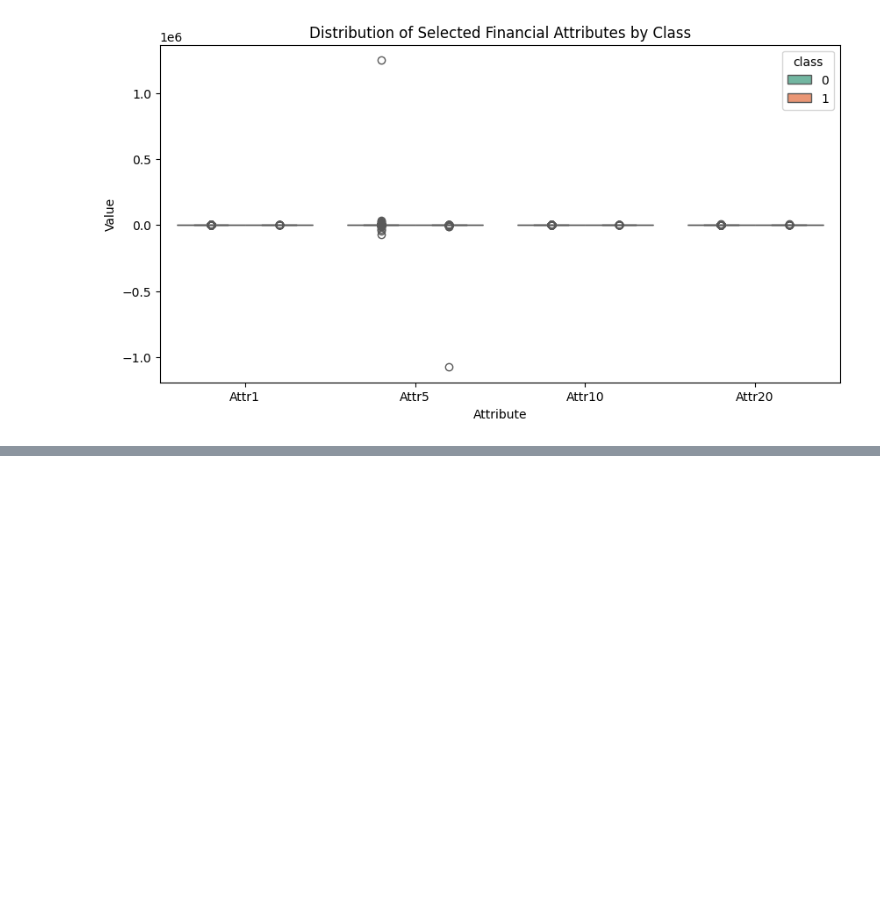
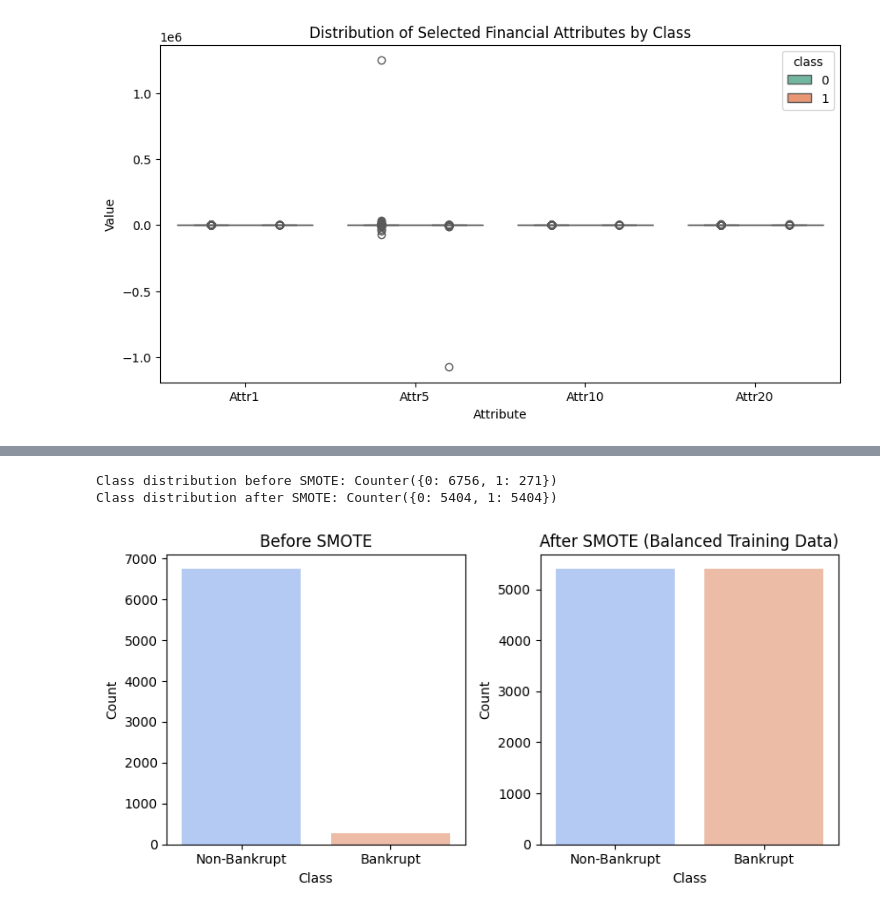
Before and after one commit to Sai-Vara-Prasad-Lekkalapudi/major-project, a Jupyter notebook: Major_project_EDA.ipynb, the cells around one changed output, grey strips where cells are left out. Drawn from its saved outputs; the diff is of its cells as text; code cells hidden in the pictures; blank space fills up the shorter version.

```diff
--- a/Major_project_EDA.ipynb
+++ b/Major_project_EDA.ipynb
@@ -388,0 +567,67 @@ Passing `palette` without assigning `hue` is deprecated and will be removed in v
+# %%
+# Handling Class Imbalance (SMOTE)
+
+from sklearn.model_selection import train_test_split
+from imblearn.over_sampling import SMOTE
+from collections import Counter
+import matplotlib.pyplot as plt
+import seaborn as sns
+
+# Select the cleaned dataset
+df_bal = datasets['1-Year'].copy()
+
+# Decode bytes if necessary
+if isinstance(df_bal['class'].iloc[0], bytes):
+    df_bal['class'] = df_bal['class'].str.decode('utf-8')
+
+# Convert target column to integer (0 or 1)
+df_bal['class'] = df_bal['class'].astype(float).astype(int)
+
+# Separate features and target
+X = df_bal.drop('class', axis=1)
+y = df_bal['class']
+
+# Check initial class balance
+print("Class distribution before SMOTE:", Counter(y))
+
+# Split into train and test sets
+X_train, X_test, y_train, y_test = train_test_split(
+    X, y, test_size=0.2, random_state=42, stratify=y
+)
+
+# Apply SMOTE to training data only
+sm = SMOTE(random_state=42)
+X_train_res, y_train_res = sm.fit_resample(X_train, y_train)
+
+# Check class balance after SMOTE
+print("Class distribution after SMOTE:", Counter(y_train_res))
+
+# --- Visualization ---
+plt.figure(figsize=(8,4))
+
+# Before SMOTE
+plt.subplot(1,2,1)
+sns.barplot(x=['Non-Bankrupt', 'Bankrupt'],
+            y=list(Counter(y).values()),
+            hue=['Non-Bankrupt', 'Bankrupt'],
+            palette="coolwarm", legend=False)
+plt.title("Before SMOTE")
+plt.xlabel("Class")
+plt.ylabel("Count")
+
+# After SMOTE
+plt.subplot(1,2,2)
+sns.barplot(x=['Non-Bankrupt', 'Bankrupt'],
+            y=list(Counter(y_train_res).values()),
+            hue=['Non-Bankrupt', 'Bankrupt'],
+            palette="coolwarm", legend=False)
+plt.title("After SMOTE (Balanced Training Data)")
+plt.xlabel("Class")
+plt.ylabel("Count")
+
+plt.tight_layout()
+plt.show()
+# %% [output]
+Class distribution before SMOTE: Counter({0: 6756, 1: 271})
+Class distribution after SMOTE: Counter({0: 5404, 1: 5404})
+[figure, added]
```
Also changed, not shown: parts of 11 cells of this notebook.
